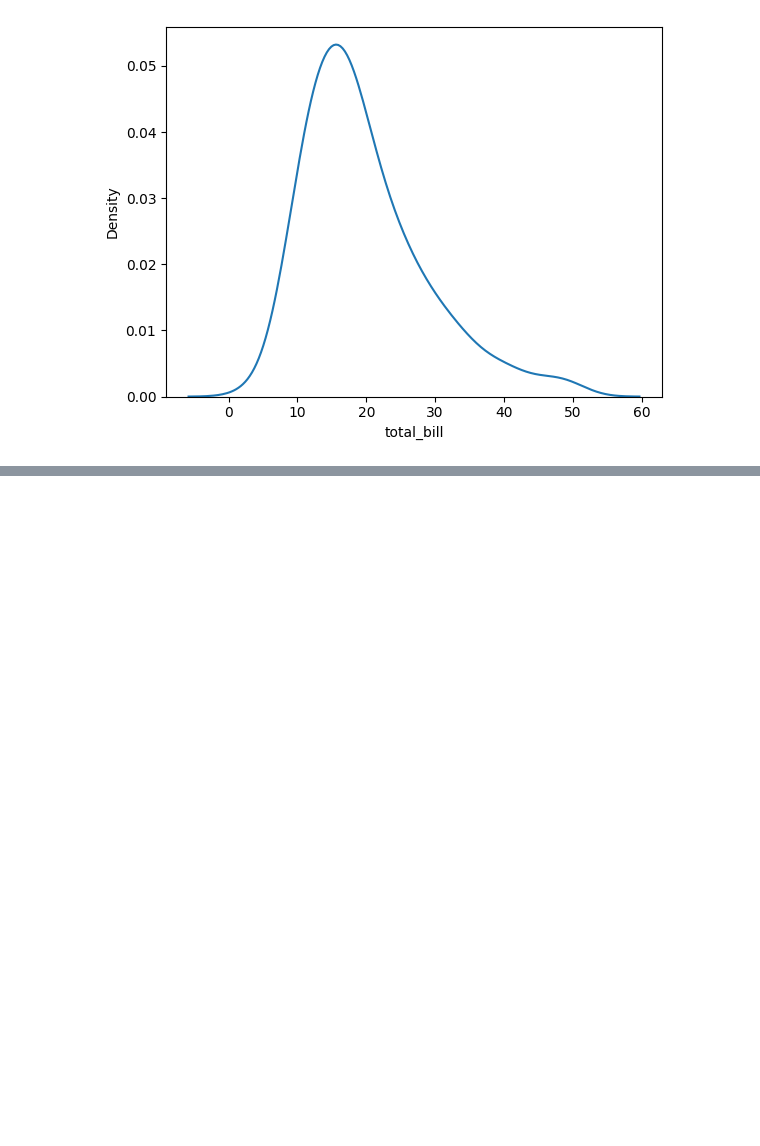
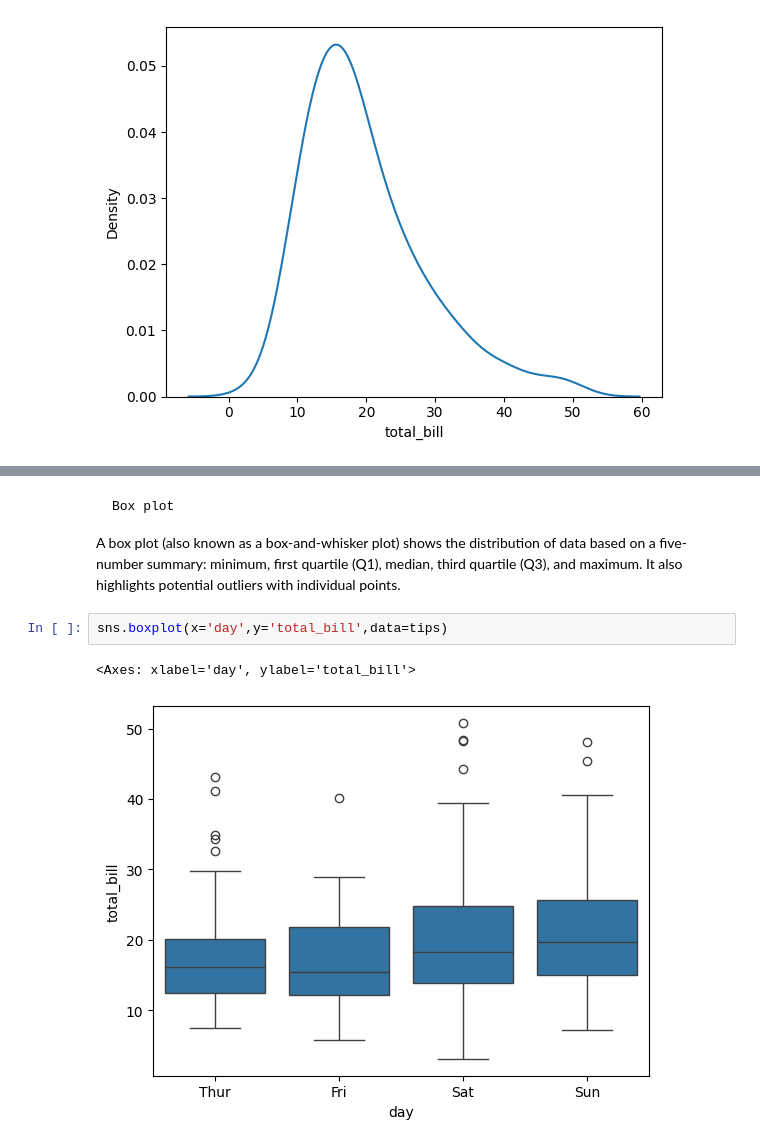
Before and after one commit to Avinash-Tamarapalli/DataScience, a Jupyter notebook: DA/seaborn.ipynb, the cells around one changed output, grey strips where cells are left out. Drawn from its saved outputs; the diff is of its cells as text; blank space fills up the shorter version.

```diff
--- a/DA/seaborn.ipynb
+++ b/DA/seaborn.ipynb
@@ -152,0 +176,8 @@ sns.kdeplot(tips['total_bill'])
+# %% [markdown]
+    Box plot
+A box plot (also known as a box-and-whisker plot) shows the distribution of data based on a five-number summary: minimum, first quartile (Q1), median, third quartile (Q3), and maximum. It also highlights potential outliers with individual points.
+# %%
+sns.boxplot(x='day',y='total_bill',data=tips)
+# %% [output]
+<Axes: xlabel='day', ylabel='total_bill'>
+[figure, added]
```
Also changed, not shown: parts of 19 cells of this notebook.
